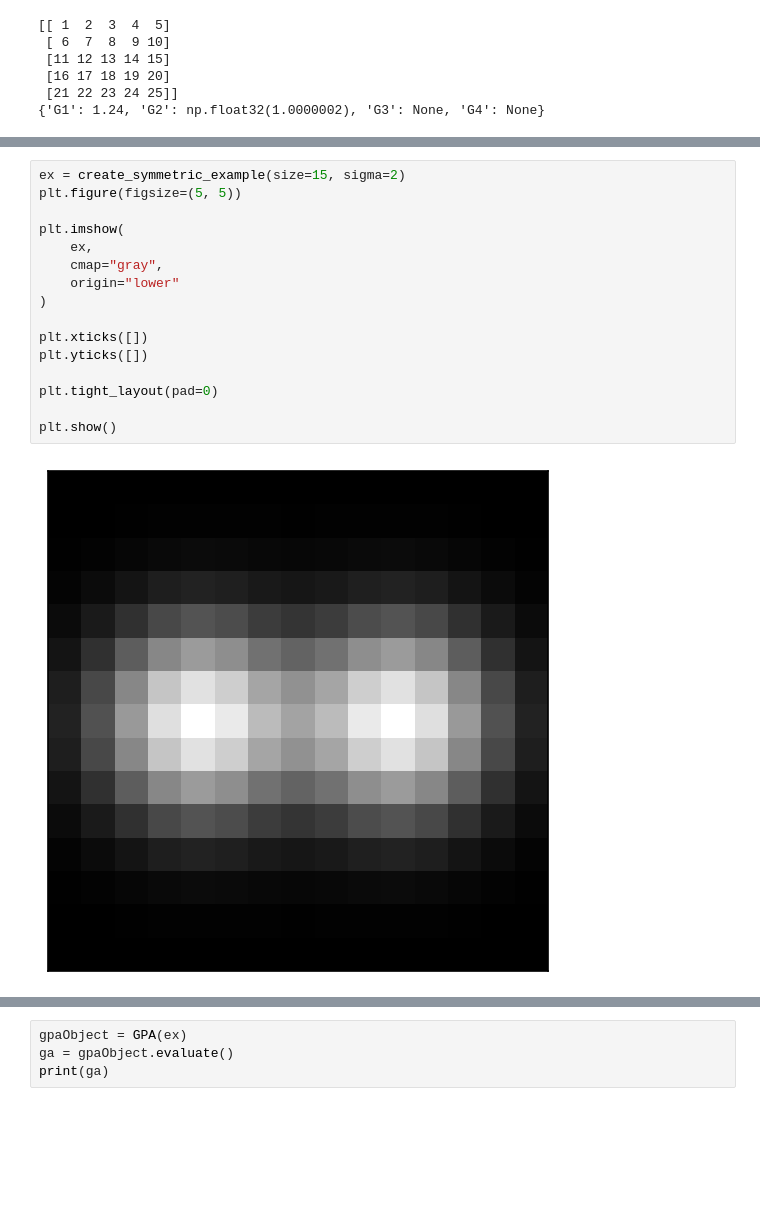
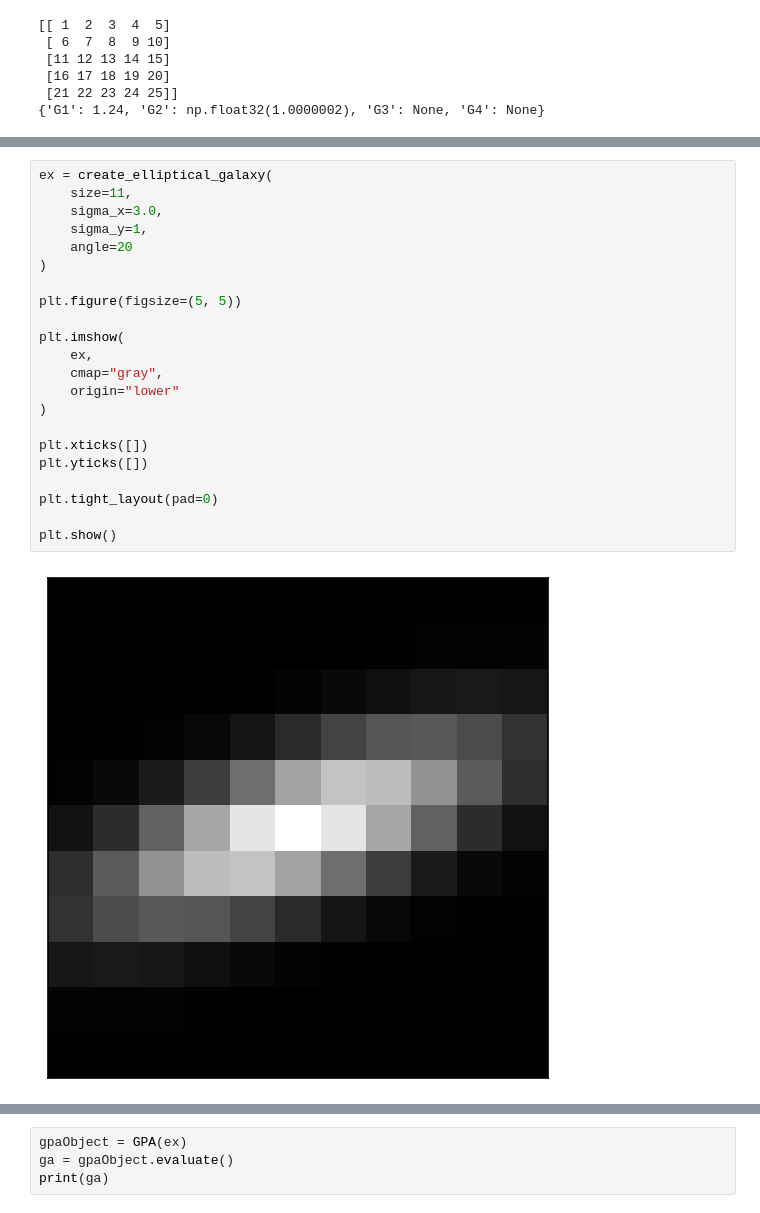
Before and after one commit to Desduh/gpa, a Jupyter notebook: Notebooks/gpa.ipynb, the cells around one changed output, grey strips where cells are left out. Drawn from its saved outputs; the diff is of its cells as text; blank space fills up the shorter version.

```diff
--- a/Notebooks/gpa.ipynb
+++ b/Notebooks/gpa.ipynb
@@ -3236,20 +3809,26 @@ def create_symmetric_example(size=21, sigma=2.0):
 
     return matrix
 # %%
-ex = create_symmetric_example(size=15, sigma=2)
+ex = create_elliptical_galaxy(
+    size=11,
+    sigma_x=3.0,
+    sigma_y=1,
+    angle=20
+)
+
 plt.figure(figsize=(5, 5))
 
 plt.imshow(
     ex,
     cmap="gray",
     origin="lower"
 )
 
 plt.xticks([])
 plt.yticks([])
 
 plt.tight_layout(pad=0)
 
 plt.show()
 # %% [output]
-[figure, old version]
+[figure, new version]
```
Also changed, not shown: parts of 19 cells of this notebook, 7 other files.
